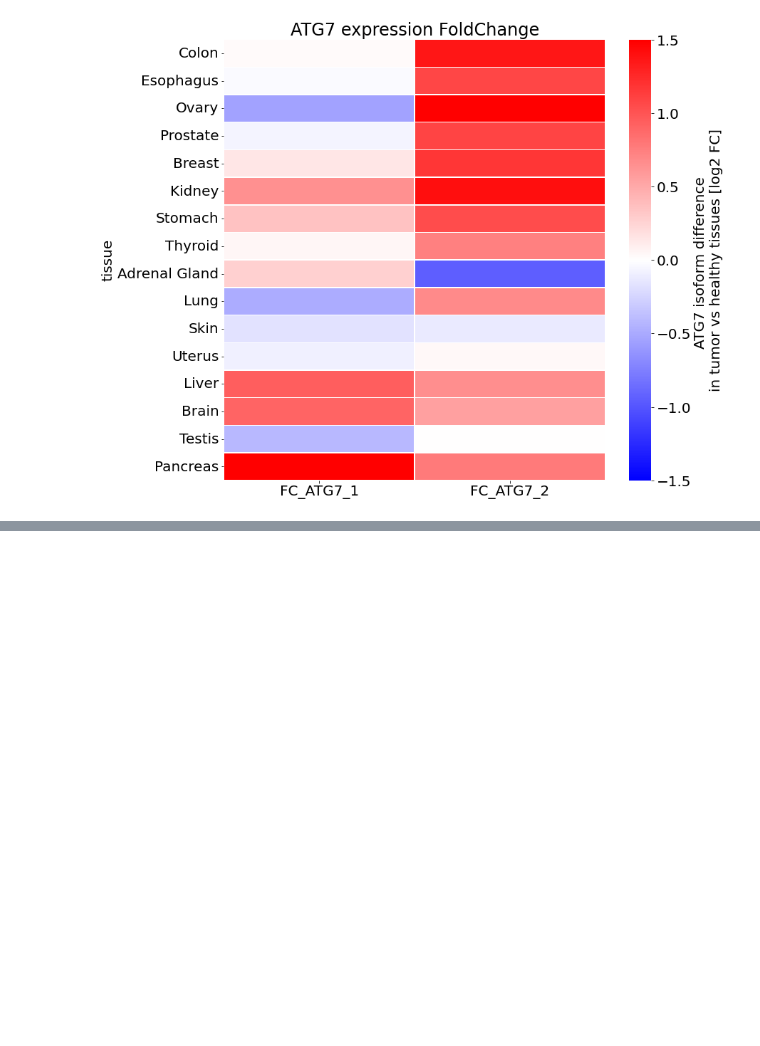
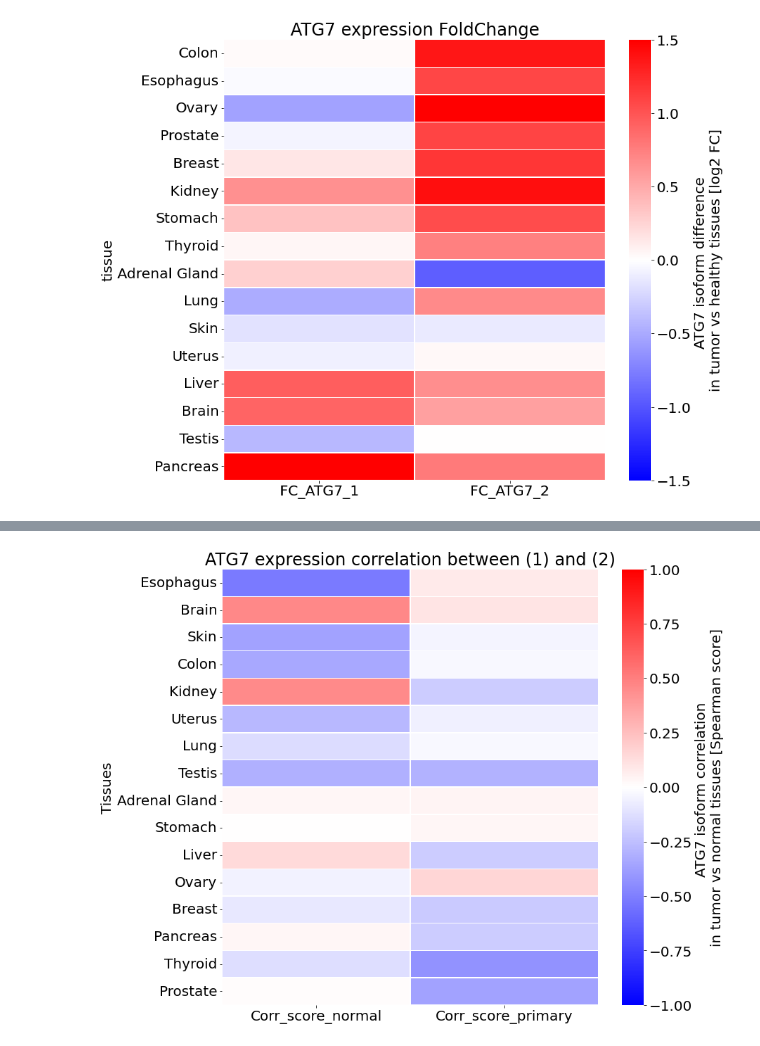
Before and after one commit to Keviosta/Article_short_isoform_ATG7_private, a Jupyter notebook: ATG7/atg7_all_tissue_analyse/ATG7 characterisation/Tissues_differences_ATG7_isoform_characterisation.ipynb, the cells around one changed output, grey strips where cells are left out. Cells and saved outputs as stored; diff of their text form; code cells hidden in the pictures; blank space fills up the shorter version.

Commit message:
+ correlation per tissue

```diff
--- a/ATG7/atg7_all_tissue_analyse/ATG7 characterisation/Tissues_differences_ATG7_isoform_characterisation.ipynb
+++ b/ATG7/atg7_all_tissue_analyse/ATG7 characterisation/Tissues_differences_ATG7_isoform_characterisation.ipynb
@@ -349,0 +403,3 @@ plt.savefig(path+path2+title_file+'.svg')
+# %%
+corr_norm = df_atg7_correlation_tissues[df_atg7_correlation_tissues['sample_type'] == 'Normal tissue']
+corr_prim = df_atg7_correlation_tissues[df_atg7_correlation_tissues['sample_type'] == 'Primary tumor']
@@ -349,0 +410,10 @@ plt.savefig(path+path2+title_file+'.svg')
+# %%
+new_df = pandas.DataFrame()
+new_df['Tissues'] = corr_norm['tissue']
+new_df['Corr_score_normal'] = corr_norm['Corr_score']
+new_df['p_value_normal'] = corr_norm['P_value']
+new_df['Corr_score_primary'] = corr_prim['Corr_score']
+new_df['p_value_primary'] = corr_prim['P_value']
+
+new_df.set_index('Tissues', inplace=True)
+new_df
@@ -349,0 +439,5 @@ plt.savefig(path+path2+title_file+'.svg')
+# %%
+#create column for absolute difference order
+new_df = new_df.assign(abs_diff = (abs(new_df['Corr_score_primary'])) - abs(new_df['Corr_score_normal']))
+new_df = new_df.sort_values('abs_diff', ascending=True)
+new_df
@@ -349,0 +463,16 @@ plt.savefig(path+path2+title_file+'.svg')
+# %%
+#Heatmap correlation
+df = new_df
+
+HeatMap_df = df[['Corr_score_normal', 'Corr_score_primary']]
+HeatMap_df = HeatMap_df.astype(float)
+seaborn.heatmap(HeatMap_df, annot=False, cmap="bwr", linewidths=.5, center=0, vmin=-1, vmax=1,
+               cbar_kws={'label': 'ATG7 isoform correlation \nin tumor vs normal tissues [Spearman score]'})
+plt.title('ATG7 expression correlation between (1) and (2)')
+plt.yticks(fontsize=20)
+plt.subplots_adjust(top=1.2)
+
+# title_file = 'Heatmap_FC'
+# plt.savefig(path+path2+title_file+'.svg')
+# %% [output]
+[figure, added]
```
Also changed, not shown: parts of 7 cells of this notebook.
